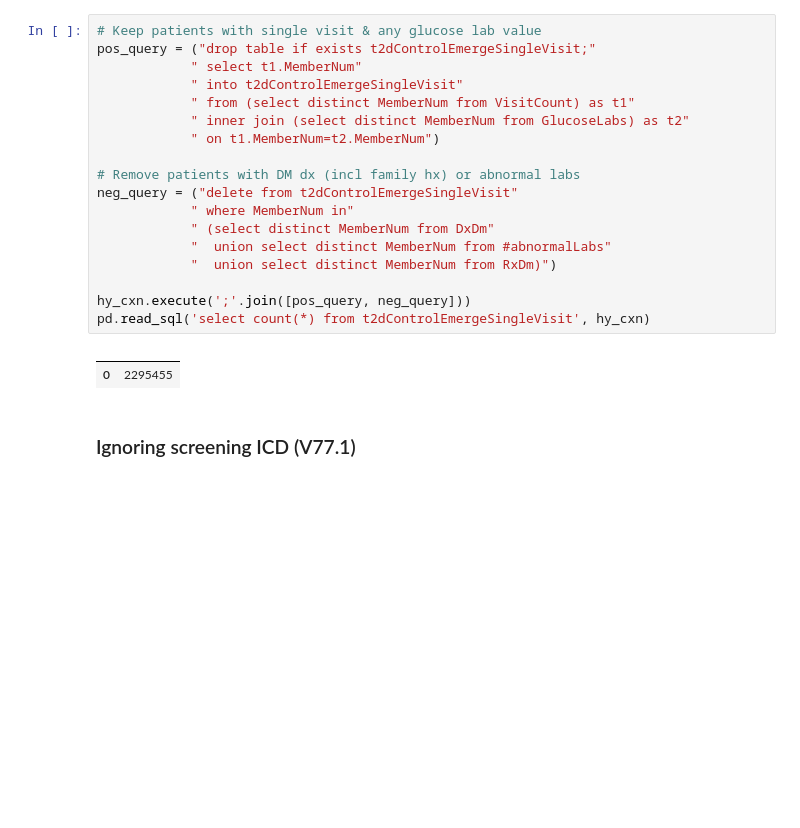
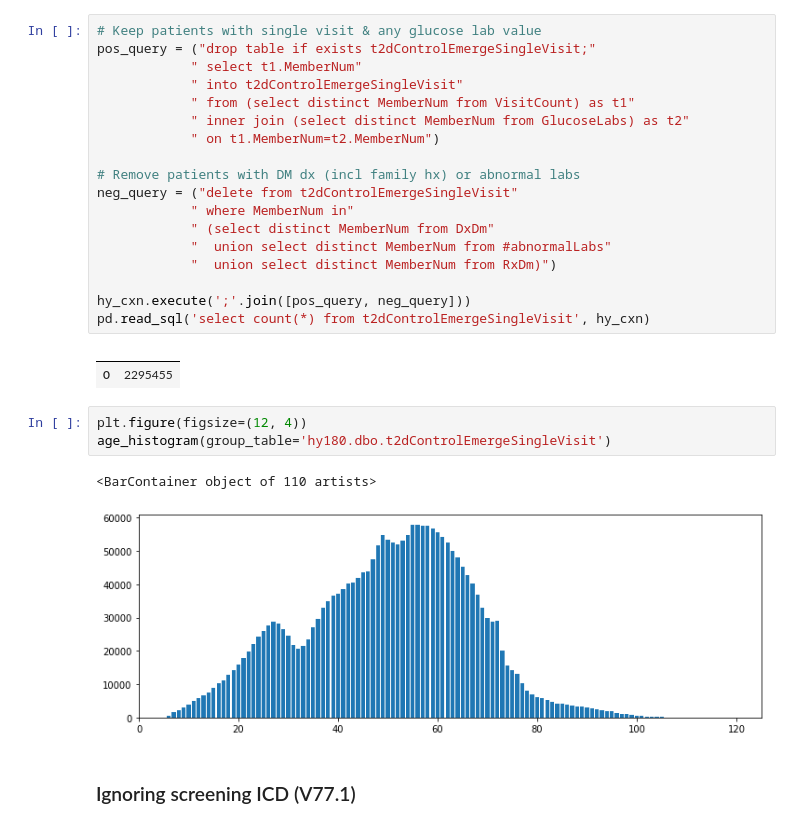
Before and after one commit to brettbj/association-robustness, a Jupyter notebook: Exploration.ipynb, the cells around one changed output. Cells and saved outputs as stored; diff of their text form; blank space fills up the shorter version.

```diff
--- a/Exploration.ipynb
+++ b/Exploration.ipynb
@@ -286,6 +328,12 @@ pd.read_sql('select count(*) from t2dControlEmergeSingleVisit', hy_cxn)
 # %% [output]
 |  |  |
 | 0 | 2295455 |
+# %%
+plt.figure(figsize=(12, 4))
+age_histogram(group_table='hy180.dbo.t2dControlEmergeSingleVisit')
+# %% [output]
+<BarContainer object of 110 artists>
+[figure, added]
 # %% [markdown]
 ### Ignoring screening ICD (V77.1)
 # %%
```
Also changed, not shown: parts of 7 cells of this notebook, 1 other file.
